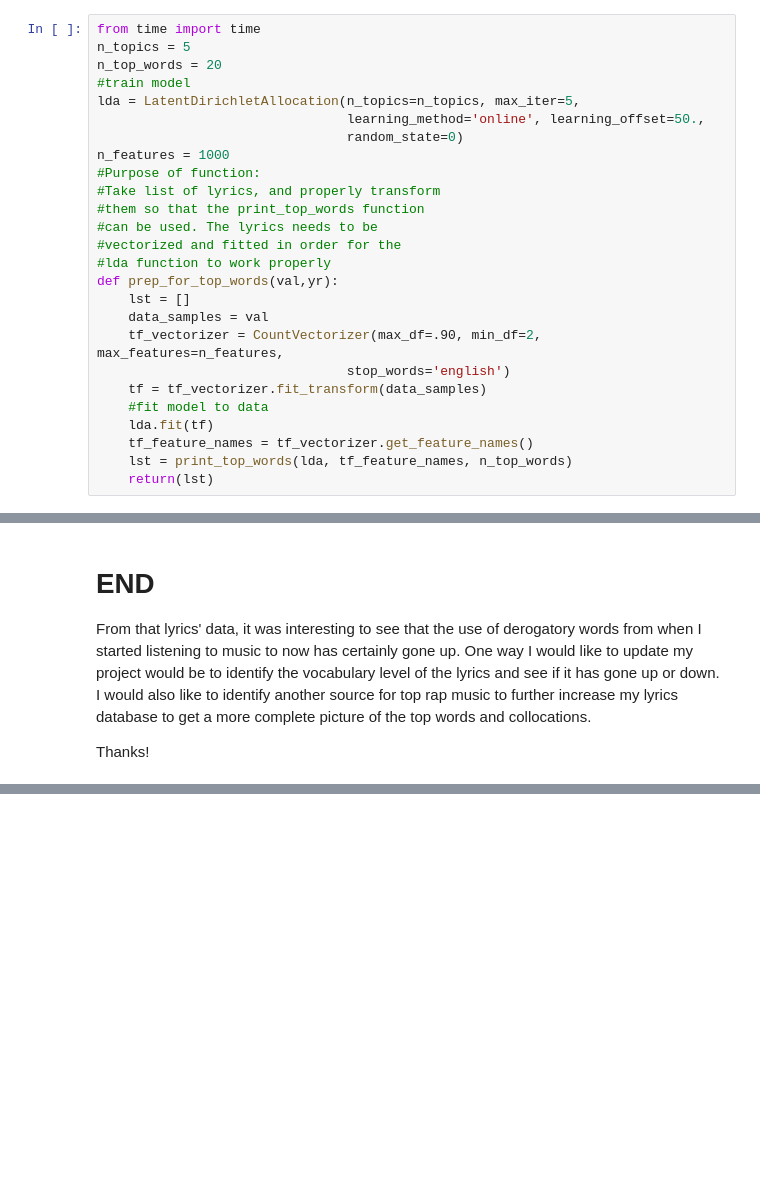
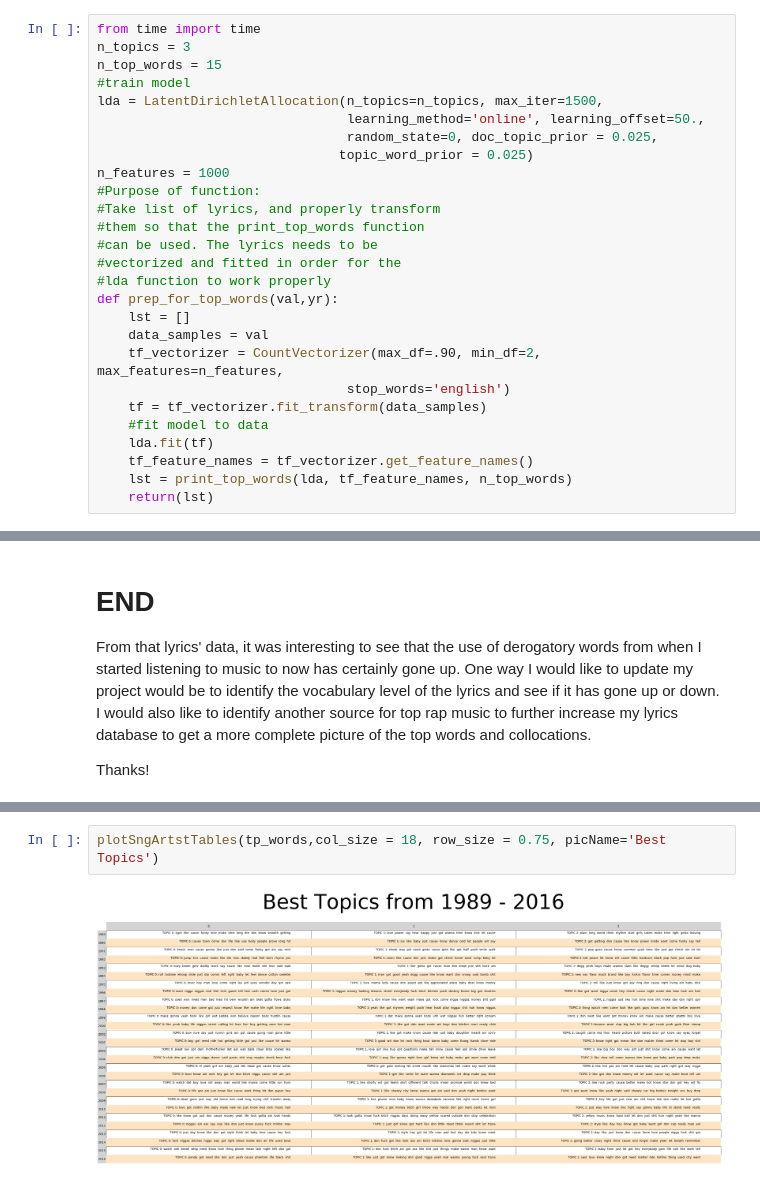
Before and after one commit to nycdatasci/online_bootcamp_project, a Jupyter notebook: Project2-WebScraping/JohnEromeUtunedi/Code.ipynb, the cells around one changed output, grey strips where cells are left out. Saved outputs shown, nothing was run; the diff lists cells and outputs as text; blank space fills up the shorter version.

```diff
--- a/Project2-WebScraping/JohnEromeUtunedi/Code.ipynb
+++ b/Project2-WebScraping/JohnEromeUtunedi/Code.ipynb
@@ -251,12 +263,13 @@ def print_top_words(model, feature_names, n_top_words):
     return(lst)
 # %%
 from time import time
-n_topics = 5
-n_top_words = 20
+n_topics = 3
+n_top_words = 15
 #train model
-lda = LatentDirichletAllocation(n_topics=n_topics, max_iter=5,
+lda = LatentDirichletAllocation(n_topics=n_topics, max_iter=1500,
                                 learning_method='online', learning_offset=50.,
-                                random_state=0)
+                                random_state=0, doc_topic_prior = 0.025,
+                               topic_word_prior = 0.025)
 n_features = 1000
 #Purpose of function:
 #Take list of lyrics, and properly transform
@@ -469,0 +522,4 @@ Thanks!
+# %%
+plotSngArtstTables(tp_words,col_size = 18, row_size = 0.75, picName='Best Topics')
+# %% [output]
+[figure, added]
```
Also changed, not shown: parts of 8 cells of this notebook.
